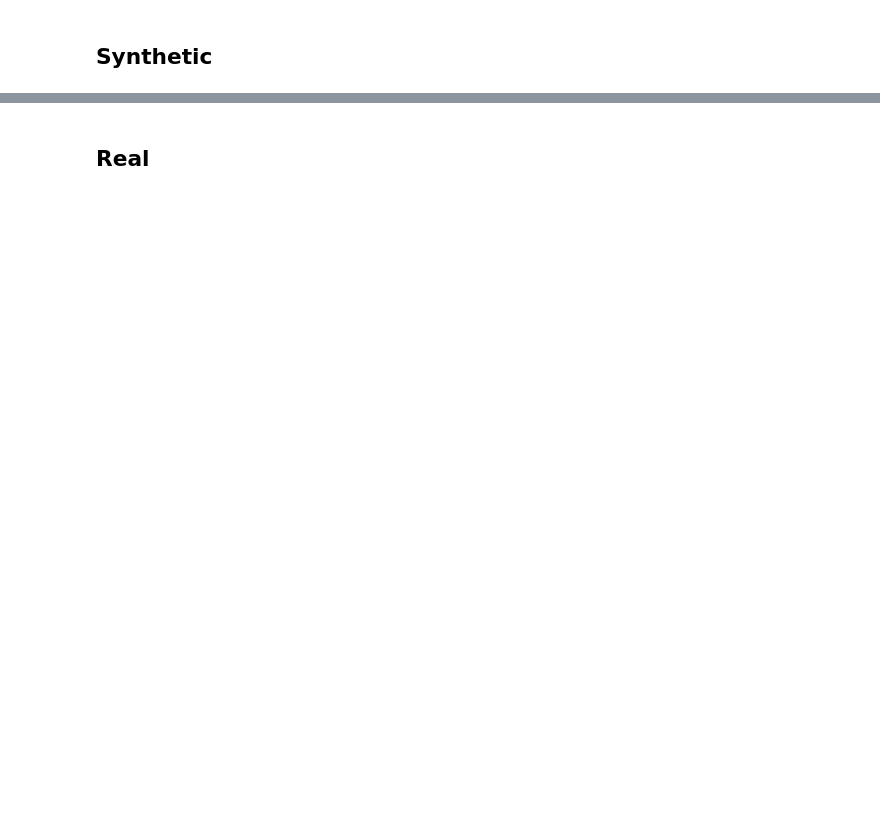
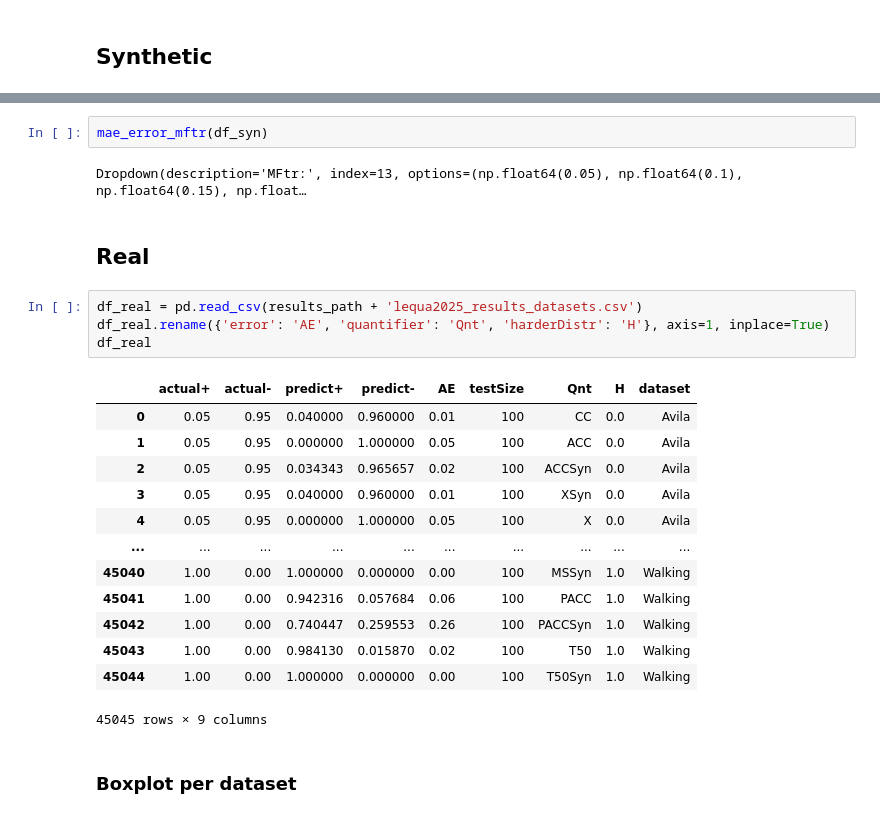
Before and after one commit to JPOrtegaa/score-drift-quantification, a Jupyter notebook: plots_paper.ipynb, the cells around one changed output, grey strips where cells are left out. Cells and saved outputs as stored; diff of their text form; blank space fills up the shorter version.

```diff
--- a/plots_paper.ipynb
+++ b/plots_paper.ipynb
@@ -189,2 +244,26 @@ FileNotFoundError: [Errno 2] No such file or directory: '/results_paper/results_
+# %%
+mae_error_mftr(df_syn)
+# %% [output]
+Dropdown(description='MFtr:', index=13, options=(np.float64(0.05), np.float64(0.1), np.float64(0.15), np.float…
 # %% [markdown]
 ## Real
+# %%
+df_real = pd.read_csv(results_path + 'lequa2025_results_datasets.csv')
+df_real.rename({'error': 'AE', 'quantifier': 'Qnt', 'harderDistr': 'H'}, axis=1, inplace=True)
+df_real
+# %% [output]
+|  | actual+ | actual- | predict+ | predict- | AE | testSize | Qnt | H | dataset |
+| 0 | 0.05 | 0.95 | 0.040000 | 0.960000 | 0.01 | 100 | CC | 0.0 | Avila |
+| 1 | 0.05 | 0.95 | 0.000000 | 1.000000 | 0.05 | 100 | ACC | 0.0 | Avila |
+| 2 | 0.05 | 0.95 | 0.034343 | 0.965657 | 0.02 | 100 | ACCSyn | 0.0 | Avila |
+| 3 | 0.05 | 0.95 | 0.040000 | 0.960000 | 0.01 | 100 | XSyn | 0.0 | Avila |
+| 4 | 0.05 | 0.95 | 0.000000 | 1.000000 | 0.05 | 100 | X | 0.0 | Avila |
+| ... | ... | ... | ... | ... | ... | ... | ... | ... | ... |
+| 45040 | 1.00 | 0.00 | 1.000000 | 0.000000 | 0.00 | 100 | MSSyn | 1.0 | Walking |
+| 45041 | 1.00 | 0.00 | 0.942316 | 0.057684 | 0.06 | 100 | PACC | 1.0 | Walking |
+| 45042 | 1.00 | 0.00 | 0.740447 | 0.259553 | 0.26 | 100 | PACCSyn | 1.0 | Walking |
+| 45043 | 1.00 | 0.00 | 0.984130 | 0.015870 | 0.02 | 100 | T50 | 1.0 | Walking |
+| 45044 | 1.00 | 0.00 | 1.000000 | 0.000000 | 0.00 | 100 | T50Syn | 1.0 | Walking |
+45045 rows × 9 columns
+# %% [markdown]
+### Boxplot per dataset
```
Also changed, not shown: parts of 10 cells of this notebook.
